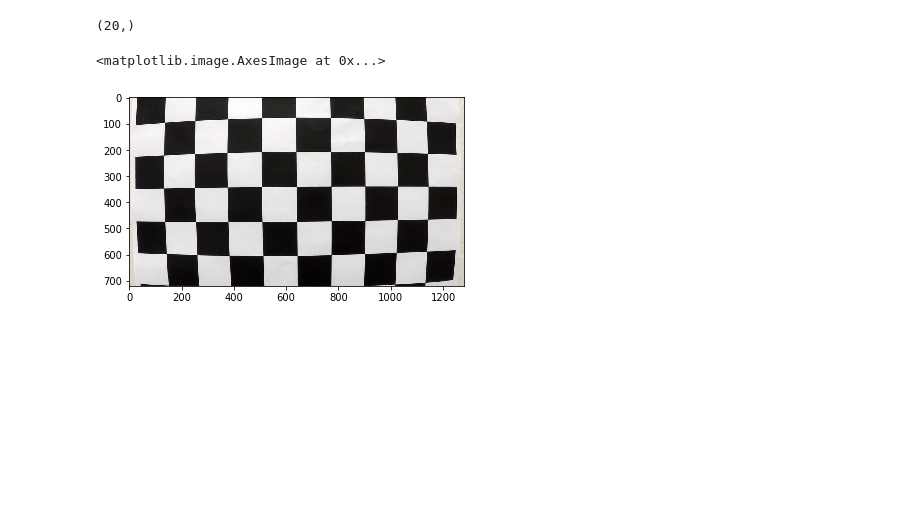
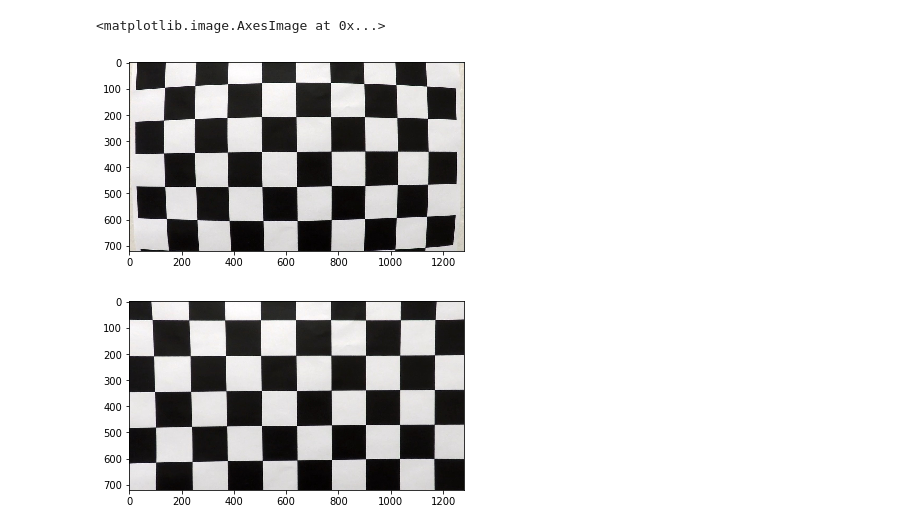
Before and after one commit to akashmod/SelfDriving_Car_Advanced_Lane_Finding, a Jupyter notebook: Advanced_Lane_Finding_P4.ipynb, the cells around one changed output. Drawn from its saved outputs; the diff is of its cells as text; code cells hidden in the pictures; blank space fills up the shorter version.

```diff
--- a/Advanced_Lane_Finding_P4.ipynb
+++ b/Advanced_Lane_Finding_P4.ipynb
@@ -13,34 +13,31 @@ cal_images=[]
 for image in images:
     im_read=mpimg.imread('./camera_cal/'+image)
     cal_images.append(im_read)
-print(np.shape(cal_images))
 plt.imshow(cal_images[0])
 # %% [output]
-(20,)
+<matplotlib.image.AxesImage at 0x...>
-<matplotlib.image.AxesImage at 0x...>
 [figure]
 # %%
 # starting with calibration
 objpoints=[]
 imgpoints=[]
 objp=np.zeros((6*9,3),np.float32)
 objp[:,:2]=np.mgrid[0:9,0:6].T.reshape(-1,2)
 for fname in cal_images:
     #convert image to grayscale
-    #print(fname)
     gray=cv2.cvtColor(fname,cv2.COLOR_BGR2GRAY)
     #finding the chessboard corners
     ret,corners=cv2.findChessboardCorners(gray,(9,6),None)
     if(ret==True):
         imgpoints.append(corners)
         objpoints.append(objp)
 
-    #displaying the detected corners
-        #img=cv2.drawChessboardCorners(fname,(9,6),corners,ret)
-        #plt.imshow(img)
-#print(np.shape(imgpoints))
 ret,mtx,dist,rvecs,tvecs=cv2.calibrateCamera(objpoints,imgpoints,cal_images[0].shape[0:2],None,None)
-def undistort(image,mtx,dist):
+undist=cv2.undistort(cal_images[0],mtx,dist,None,mtx) #undistorting the image
+plt.imshow(undist)
+def undistort(image,mtx,dist): #Creating a method for the same
     undist=cv2.undistort(image,mtx,dist,None,mtx)
     return undist
+# %% [output]
+[figure, added]
 # %%
```
Also changed, not shown: parts of 6 cells of this notebook, 16 other files.
